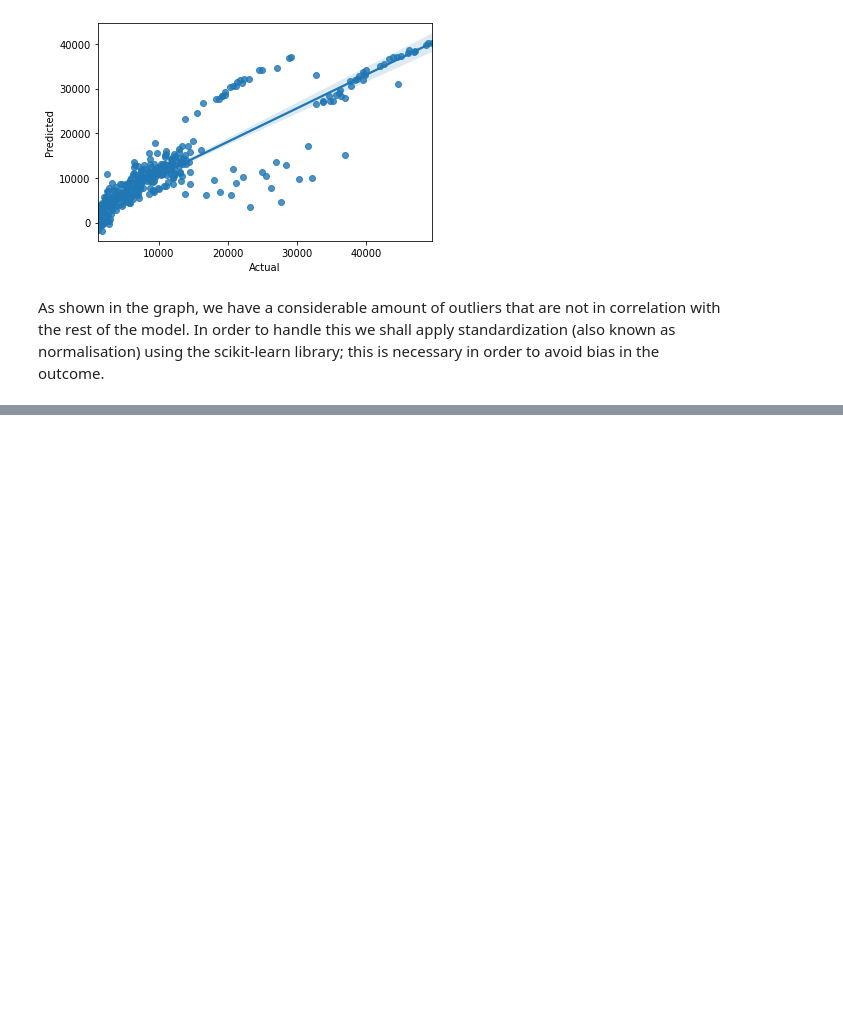
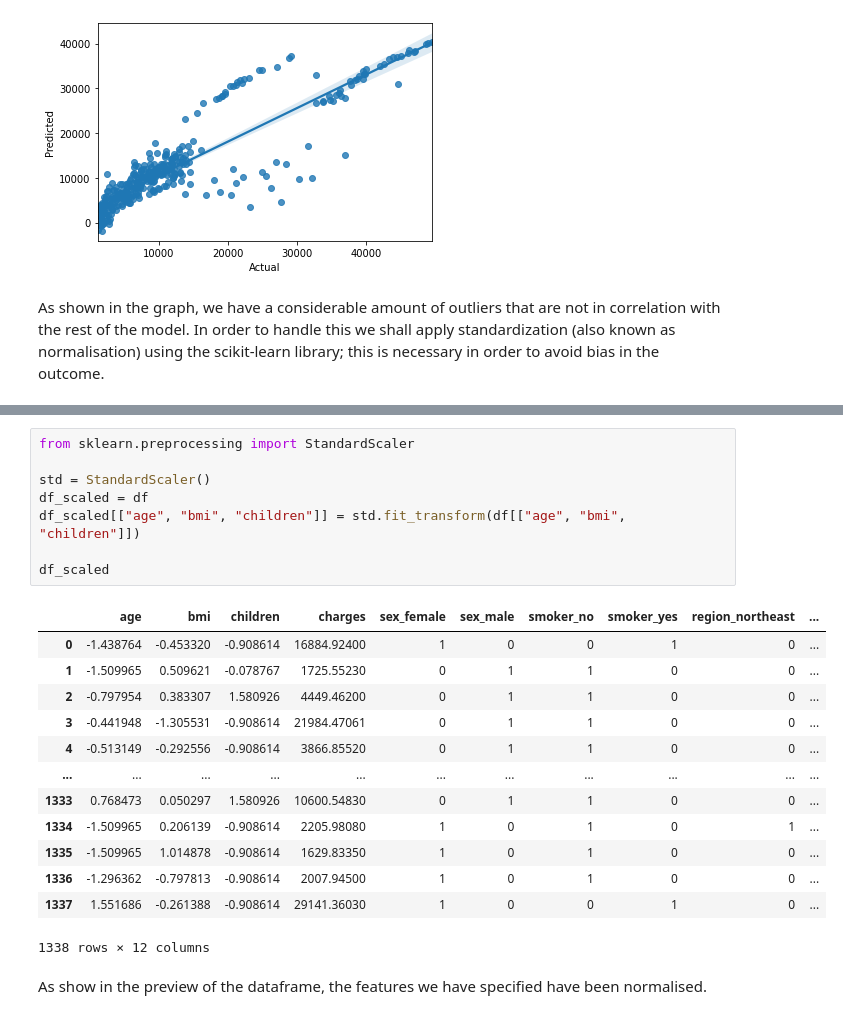
Before and after one commit to m1younis/CoreAI, a Jupyter notebook: src/main.ipynb, the cells around one changed output, grey strips where cells are left out. Cells and saved outputs as stored; diff of their text form; blank space fills up the shorter version.

Commit message:
`main.ipynb` - standardized dataframe

```diff
--- a/src/main.ipynb
+++ b/src/main.ipynb
@@ -173,0 +179,24 @@ As shown in the graph, we have a considerable amount of outliers that are not in
+# %%
+from sklearn.preprocessing import StandardScaler
+
+std = StandardScaler()
+df_scaled = df
+df_scaled[["age", "bmi", "children"]] = std.fit_transform(df[["age", "bmi", "children"]])
+
+df_scaled
+# %% [output]
+|  | age | bmi | children | charges | sex_female | sex_male | smoker_no | smoker_yes | region_northeast | ... |
+| 0 | -1.438764 | -0.453320 | -0.908614 | 16884.92400 | 1 | 0 | 0 | 1 | 0 | ... |
+| 1 | -1.509965 | 0.509621 | -0.078767 | 1725.55230 | 0 | 1 | 1 | 0 | 0 | ... |
+| 2 | -0.797954 | 0.383307 | 1.580926 | 4449.46200 | 0 | 1 | 1 | 0 | 0 | ... |
+| 3 | -0.441948 | -1.305531 | -0.908614 | 21984.47061 | 0 | 1 | 1 | 0 | 0 | ... |
+| 4 | -0.513149 | -0.292556 | -0.908614 | 3866.85520 | 0 | 1 | 1 | 0 | 0 | ... |
+| ... | ... | ... | ... | ... | ... | ... | ... | ... | ... | ... |
+| 1333 | 0.768473 | 0.050297 | 1.580926 | 10600.54830 | 0 | 1 | 1 | 0 | 0 | ... |
+| 1334 | -1.509965 | 0.206139 | -0.908614 | 2205.98080 | 1 | 0 | 1 | 0 | 1 | ... |
+| 1335 | -1.509965 | 1.014878 | -0.908614 | 1629.83350 | 1 | 0 | 1 | 0 | 0 | ... |
+| 1336 | -1.296362 | -0.797813 | -0.908614 | 2007.94500 | 1 | 0 | 1 | 0 | 0 | ... |
+| 1337 | 1.551686 | -0.261388 | -0.908614 | 29141.36030 | 1 | 0 | 0 | 1 | 0 | ... |
+1338 rows × 12 columns
+# %% [markdown]
+As show in the preview of the dataframe, the features we have specified have been normalised.
```
Also changed, not shown: parts of 4 cells of this notebook.
